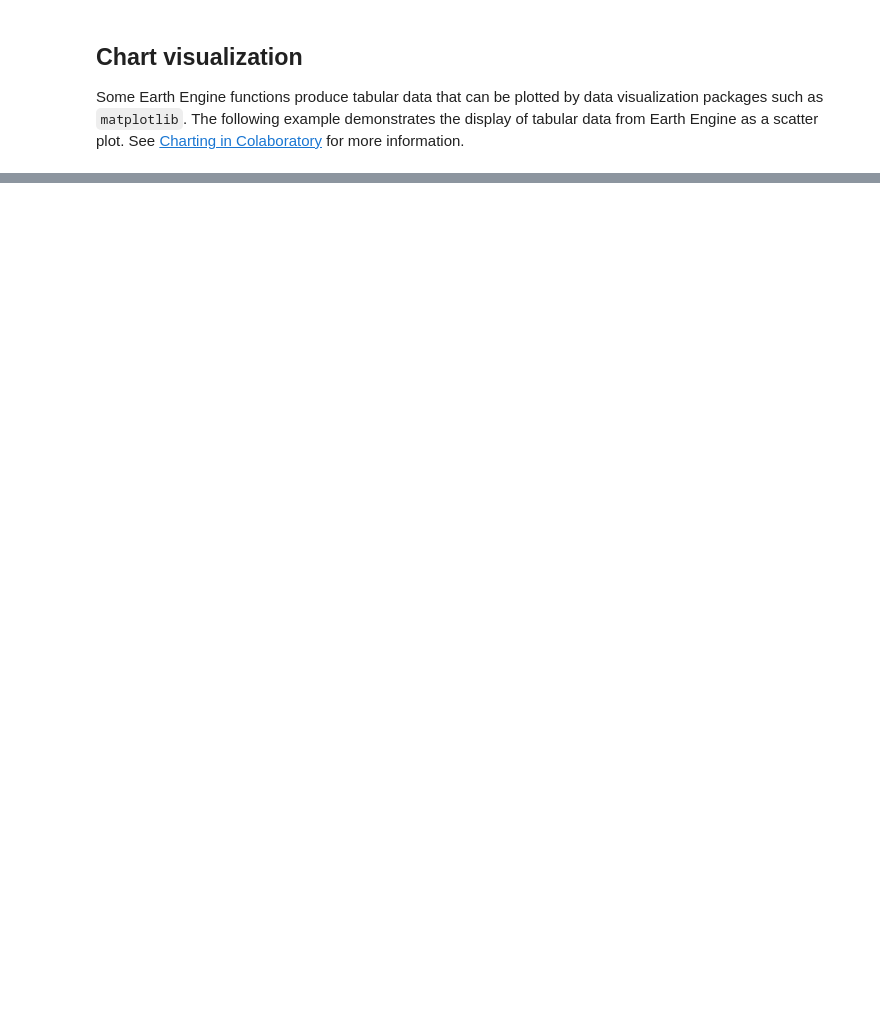
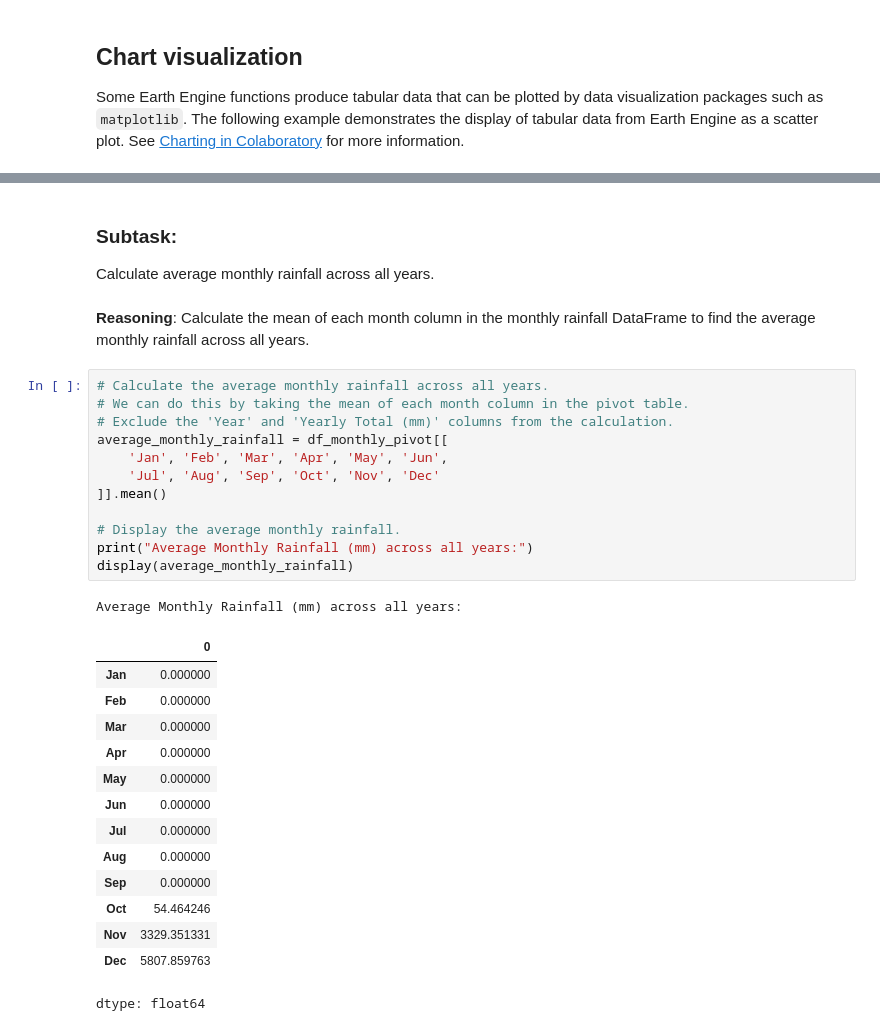
Before and after one commit to smatamanda83/CeeloMattCode, a Jupyter notebook: guides/linked/ee-api-colab-setup.ipynb, the cells around one changed output, grey strips where cells are left out. Cells and saved outputs as stored; diff of their text form; blank space fills up the shorter version.

```diff
--- a/guides/linked/ee-api-colab-setup.ipynb
+++ b/guides/linked/ee-api-colab-setup.ipynb
@@ -136,0 +674,34 @@ plt.show()
+# %% [markdown]
+### Subtask:
+Calculate average monthly rainfall across all years.
+# %% [markdown]
+**Reasoning**:
+Calculate the mean of each month column in the monthly rainfall DataFrame to find the average monthly rainfall across all years.
+# %%
+# Calculate the average monthly rainfall across all years.
+# We can do this by taking the mean of each month column in the pivot table.
+# Exclude the 'Year' and 'Yearly Total (mm)' columns from the calculation.
+average_monthly_rainfall = df_monthly_pivot[[
+    'Jan', 'Feb', 'Mar', 'Apr', 'May', 'Jun',
+    'Jul', 'Aug', 'Sep', 'Oct', 'Nov', 'Dec'
+]].mean()
+
+# Display the average monthly rainfall.
+print("Average Monthly Rainfall (mm) across all years:")
+display(average_monthly_rainfall)
+# %% [output]
+Average Monthly Rainfall (mm) across all years:
+|  | 0 |
+| Jan | 0.000000 |
+| Feb | 0.000000 |
+| Mar | 0.000000 |
+| Apr | 0.000000 |
+| May | 0.000000 |
+| Jun | 0.000000 |
+| Jul | 0.000000 |
+| Aug | 0.000000 |
+| Sep | 0.000000 |
+| Oct | 54.464246 |
+| Nov | 3329.351331 |
+| Dec | 5807.859763 |
+dtype: float64
```
Also changed, not shown: parts of 63 cells of this notebook.
